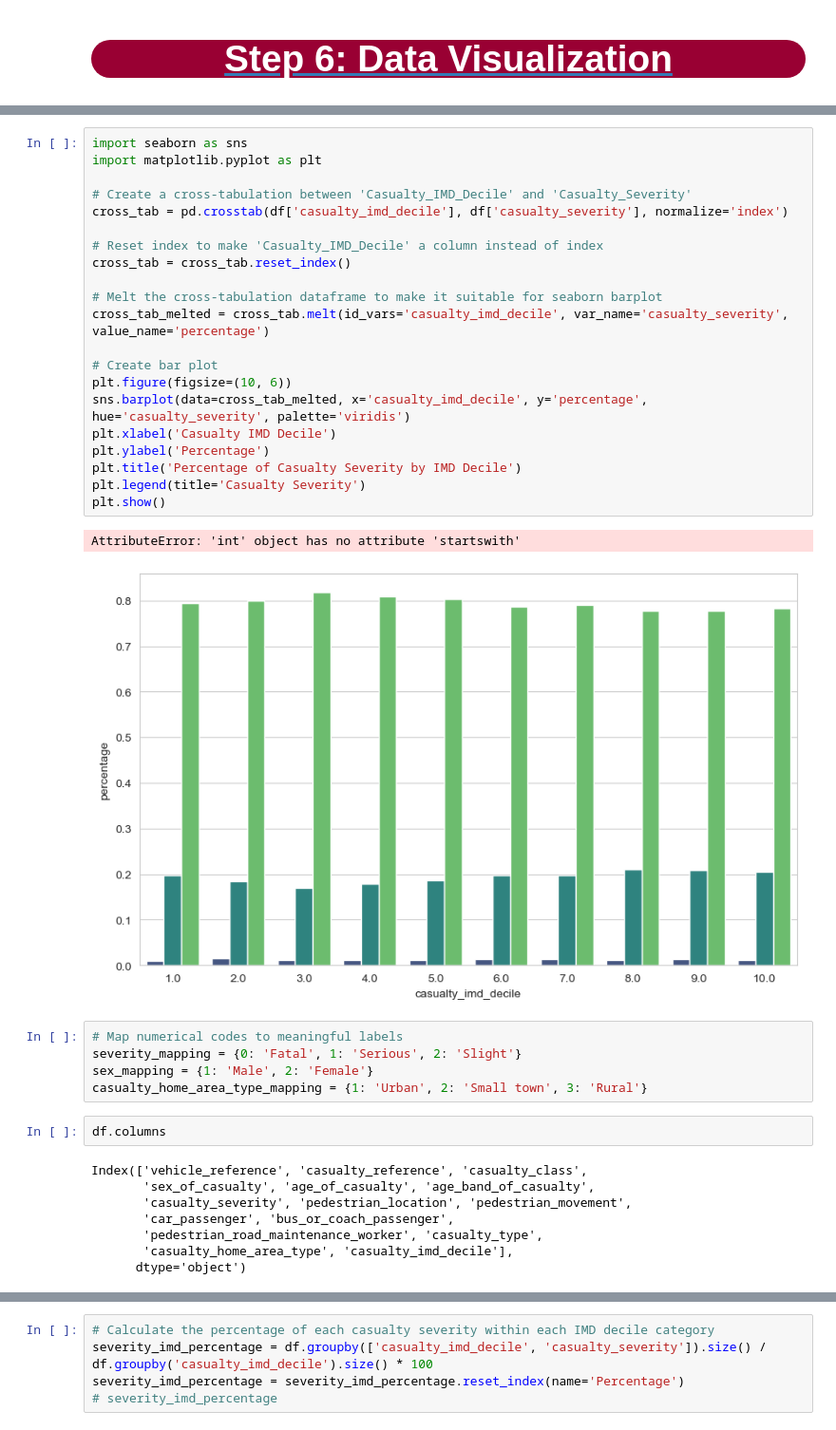
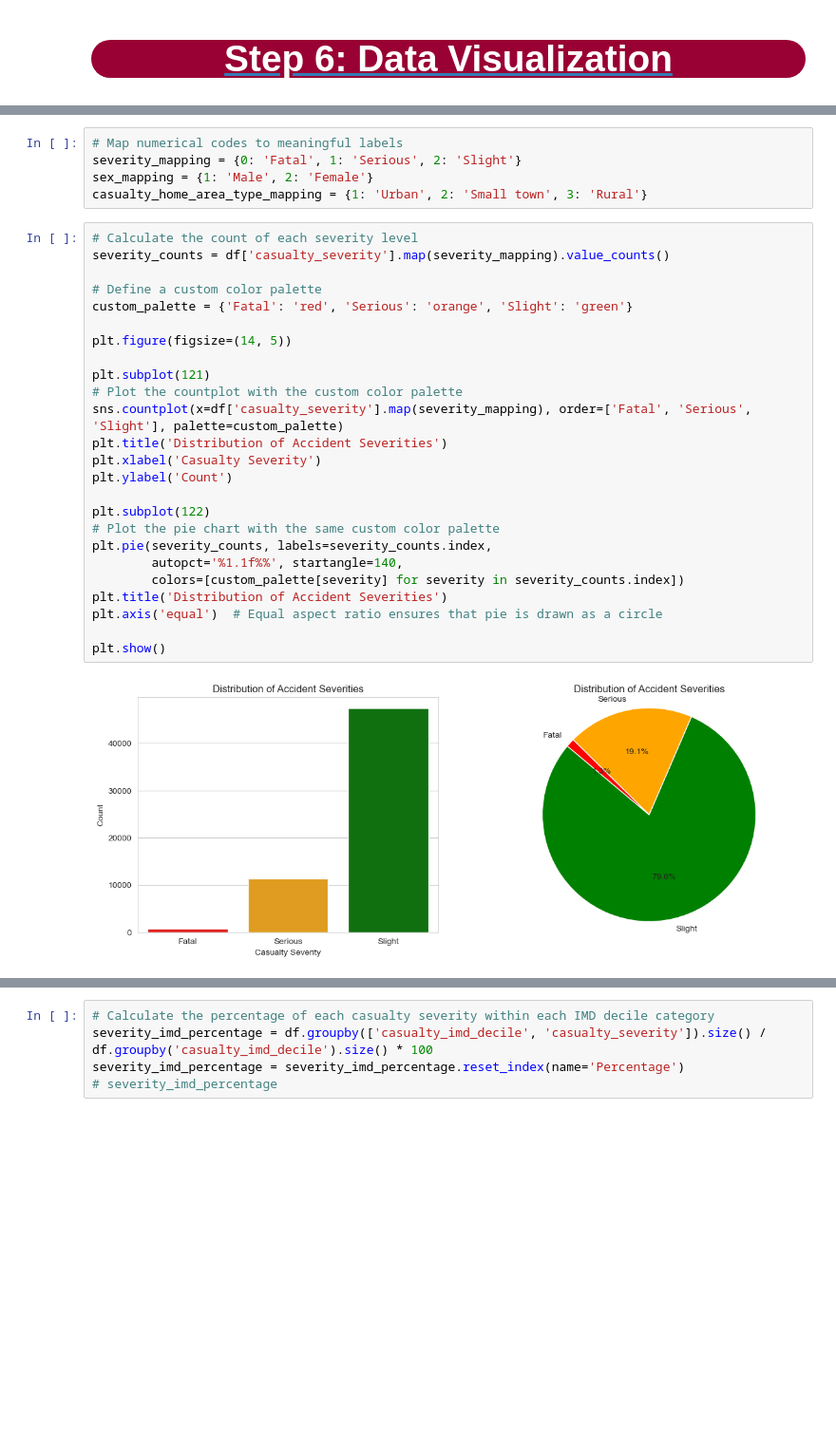
Before and after one commit to Asadi1460/road_accident, a Jupyter notebook: main.ipynb, the cells around one changed output, grey strips where cells are left out. Shown at 95% size. Saved outputs shown, nothing was run; the diff lists cells and outputs as text; blank space fills up the shorter version.

```diff
--- a/main.ipynb
+++ b/main.ipynb
@@ -1077,39 +1123,32 @@ casualty_imd_decile
-# %%
-import seaborn as sns
-import matplotlib.pyplot as plt
-
-# Create a cross-tabulation between 'Casualty_IMD_Decile' and 'Casualty_Severity'
-cross_tab = pd.crosstab(df['casualty_imd_decile'], df['casualty_severity'], normalize='index')
-
-# Reset index to make 'Casualty_IMD_Decile' a column instead of index
-cross_tab = cross_tab.reset_index()
-
-# Melt the cross-tabulation dataframe to make it suitable for seaborn barplot
-cross_tab_melted = cross_tab.melt(id_vars='casualty_imd_decile', var_name='casualty_severity', value_name='percentage')
-
-# Create bar plot
-plt.figure(figsize=(10, 6))
-sns.barplot(data=cross_tab_melted, x='casualty_imd_decile', y='percentage', hue='casualty_severity', palette='viridis')
-plt.xlabel('Casualty IMD Decile')
-plt.ylabel('Percentage')
-plt.title('Percentage of Casualty Severity by IMD Decile')
-plt.legend(title='Casualty Severity')
-plt.show()
-# %% [output]
-AttributeError: 'int' object has no attribute 'startswith'
-[figure, removed]
 # %%
 # Map numerical codes to meaningful labels
 severity_mapping = {0: 'Fatal', 1: 'Serious', 2: 'Slight'}
 sex_mapping = {1: 'Male', 2: 'Female'}
 casualty_home_area_type_mapping = {1: 'Urban', 2: 'Small town', 3: 'Rural'}
-# %%
-df.columns
-# %% [output]
-Index(['vehicle_reference', 'casualty_reference', 'casualty_class',
-       'sex_of_casualty', 'age_of_casualty', 'age_band_of_casualty',
-       'casualty_severity', 'pedestrian_location', 'pedestrian_movement',
-       'car_passenger', 'bus_or_coach_passenger',
-       'pedestrian_road_maintenance_worker', 'casualty_type',
-       'casualty_home_area_type', 'casualty_imd_decile'],
-      dtype='object')
+# %%
+# Calculate the count of each severity level
+severity_counts = df['casualty_severity'].map(severity_mapping).value_counts()
+
+# Define a custom color palette
+custom_palette = {'Fatal': 'red', 'Serious': 'orange', 'Slight': 'green'}
+
+plt.figure(figsize=(14, 5))
+
+plt.subplot(121)
+# Plot the countplot with the custom color palette
+sns.countplot(x=df['casualty_severity'].map(severity_mapping), order=['Fatal', 'Serious', 'Slight'], palette=custom_palette)
+plt.title('Distribution of Accident Severities')
+plt.xlabel('Casualty Severity')
+plt.ylabel('Count')
+
+plt.subplot(122)
+# Plot the pie chart with the same custom color palette
+plt.pie(severity_counts, labels=severity_counts.index,
+        autopct='%1.1f%%', startangle=140,
+        colors=[custom_palette[severity] for severity in severity_counts.index])
+plt.title('Distribution of Accident Severities')
+plt.axis('equal')  # Equal aspect ratio ensures that pie is drawn as a circle
+
+plt.show()
+# %% [output]
+[figure, added]
```
Also changed, not shown: parts of 52 cells of this notebook, 4 other files.
